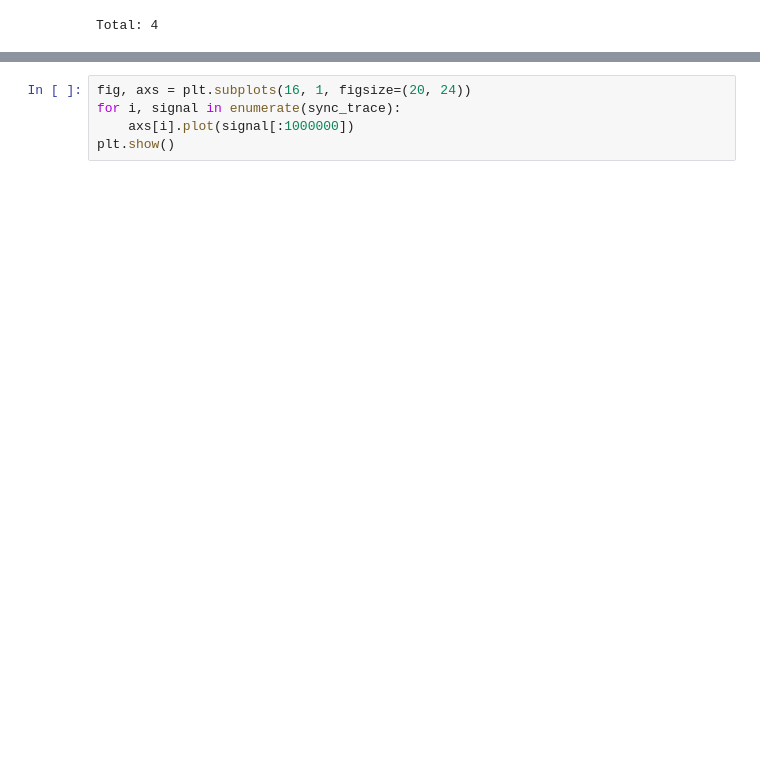
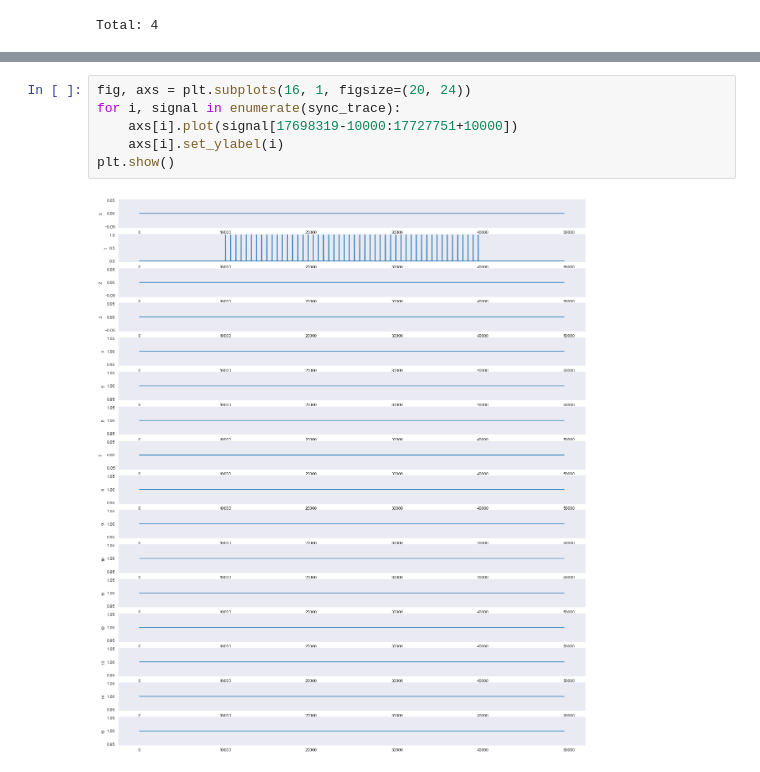
Before and after one commit to bramn22/DatajointVEIDB, a Jupyter notebook: analysis.ipynb, the cells around one changed output, grey strips where cells are left out. Drawn from its saved outputs; the diff is of its cells as text; blank space fills up the shorter version.

```diff
--- a/analysis.ipynb
+++ b/analysis.ipynb
@@ -152,5 +209,8 @@ np.where(sync_trace[0]>0.5)
 # %%
 fig, axs = plt.subplots(16, 1, figsize=(20, 24))
 for i, signal in enumerate(sync_trace):
-    axs[i].plot(signal[:1000000])
+    axs[i].plot(signal[17698319-10000:17727751+10000])
+    axs[i].set_ylabel(i)
 plt.show()
+# %% [output]
+[figure, added]
```
Also changed, not shown: parts of 16 cells of this notebook, 5 other files.
